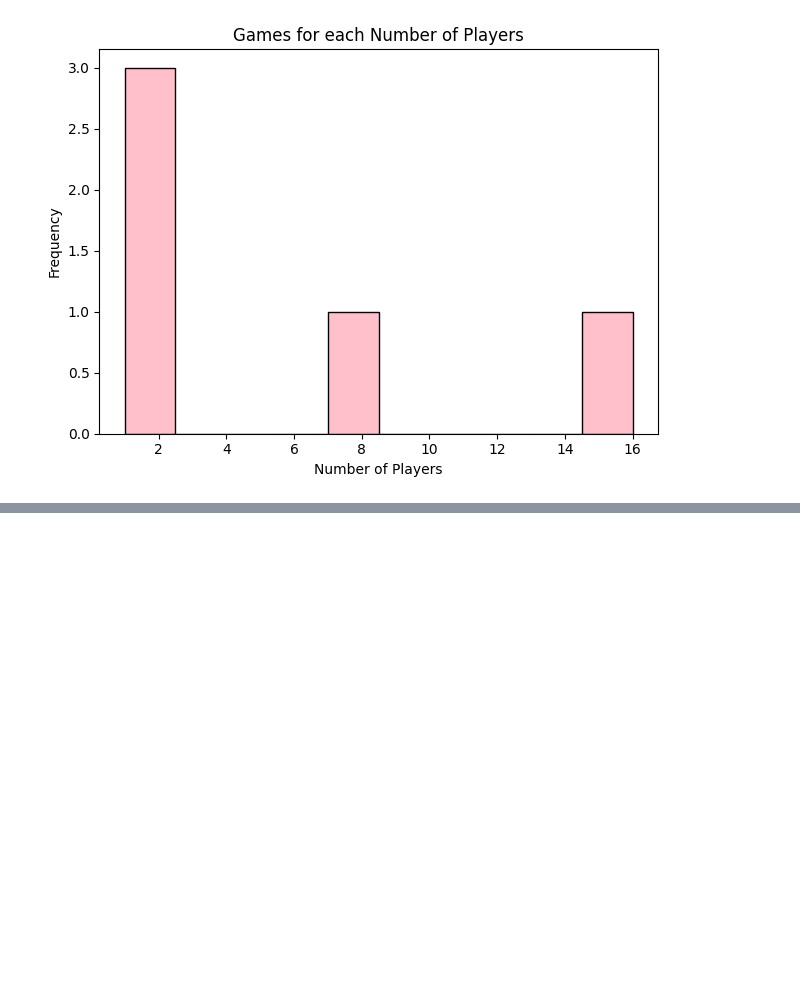
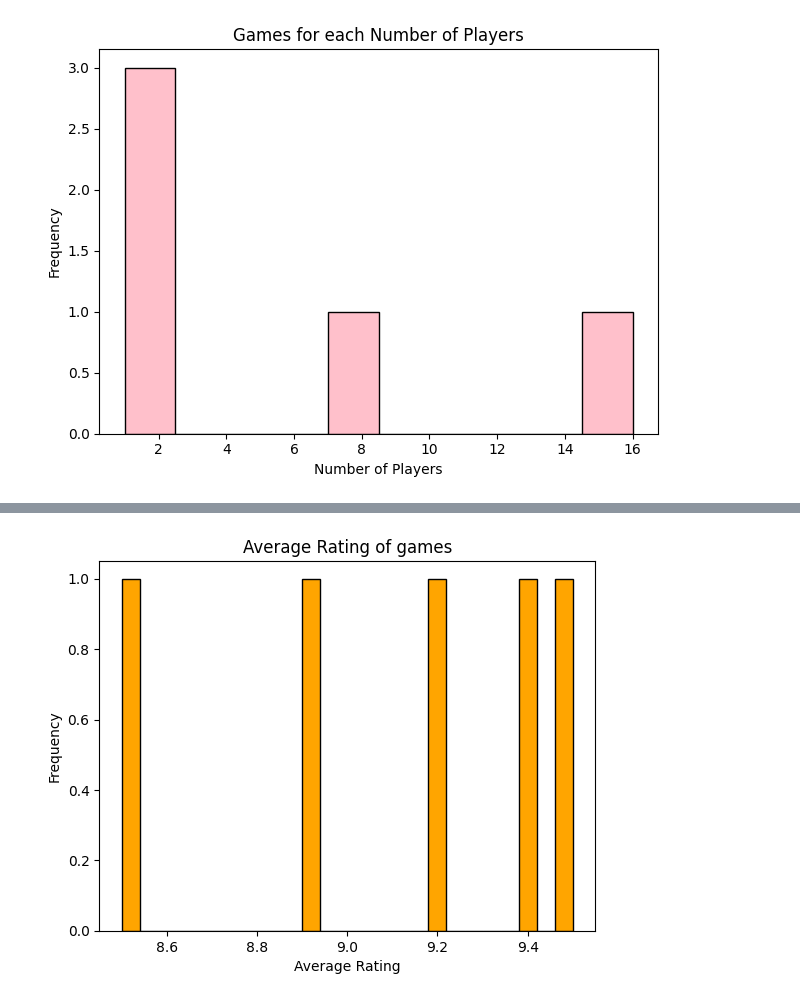
Before and after one commit to wai-inaa/Video-Game-Analysis1, a Jupyter notebook: Game.ipynb, the cells around one changed output, grey strips where cells are left out. Cells and saved outputs as stored; diff of their text form; code cells hidden in the pictures; blank space fills up the shorter version.

```diff
--- a/Game.ipynb
+++ b/Game.ipynb
@@ -163,0 +229,9 @@ plt.show()
+# %%
+plt.hist(df['AvgRating'], bins=25, color='orange', edgecolor='black')
+plt.xlabel("Average Rating")
+plt.ylabel("Frequency")
+plt.title("Average Rating of games")
+
+plt.show()
+# %% [output]
+[figure, added]
```
Also changed, not shown: parts of 16 cells of this notebook.
